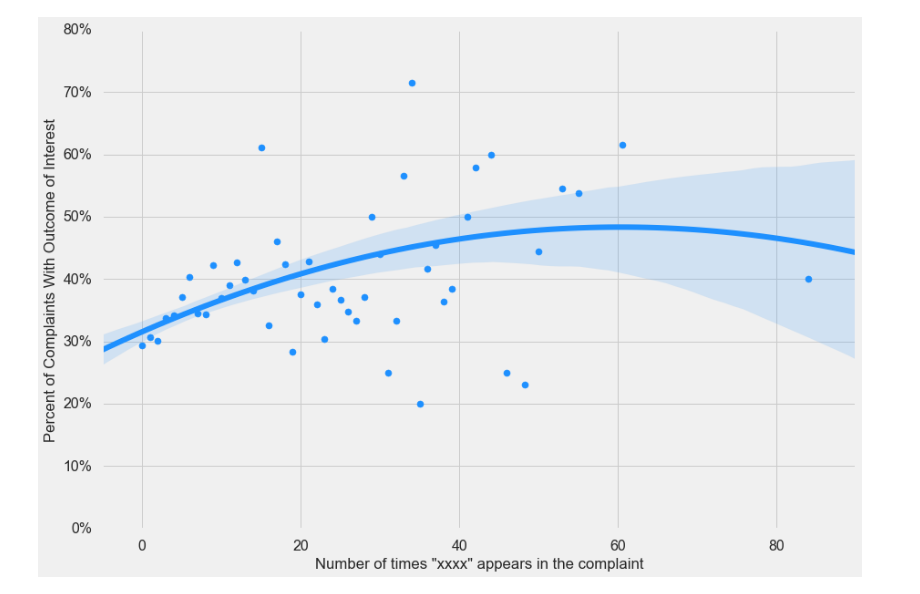
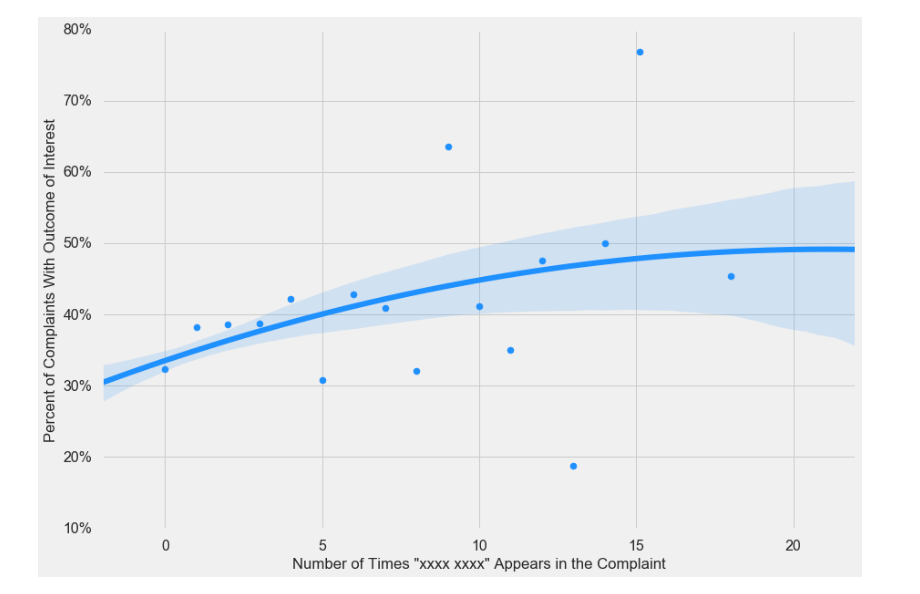
Before and after one commit to HipHoff/HipHoff, a Jupyter notebook: CFPB Complaints/MultinomialNB.ipynb, the cells around one changed output. Cells and saved outputs as stored; diff of their text form; code cells hidden in the pictures.

Commit message:
Refactoring for coding post; switch from xxxx to xxxx xxxx

```diff
--- a/CFPB Complaints/MultinomialNB.ipynb
+++ b/CFPB Complaints/MultinomialNB.ipynb
@@ -145,13 +136,13 @@ with plt.style.context('ggplot'):
 # %%
-# That negative value for xxxx above is definitely misleading...
+# That negative value for xxxx xxxx above is definitely misleading...
 
-df['XXXX Count'] = [x.lower().count('xxxx') for x in complaints]
+df['xxxx xxxx Count'] = [x.lower().count('xxxx xxxx') for x in complaints]
 
-sns.regplot(x=df['XXXX Count'], y=100*df['Relief'], x_bins=500, x_ci=None, order=2, color='DodgerBlue')
-plt.xlim((-5,90))
+sns.regplot(x=df['xxxx xxxx Count'], y=100*df['Relief'], x_bins=500, x_ci=None, order=2, color='DodgerBlue')
+plt.xlim((-2,22))
 percentify_y()
 plt.ylabel('Percent of Complaints With Outcome of Interest')
-plt.xlabel('Number of times "xxxx" appears in the complaint')
-output_figure('xxxx_versus_perc_relief')
+plt.xlabel('Number of Times "xxxx xxxx" Appears in the Complaint')
+output_figure('xxxx_xxxx_versus_perc_relief')
 # %% [output]
-[figure, old version]
+[figure, new version]
```
Also changed, not shown: parts of 5 cells of this notebook, 6 other files.
